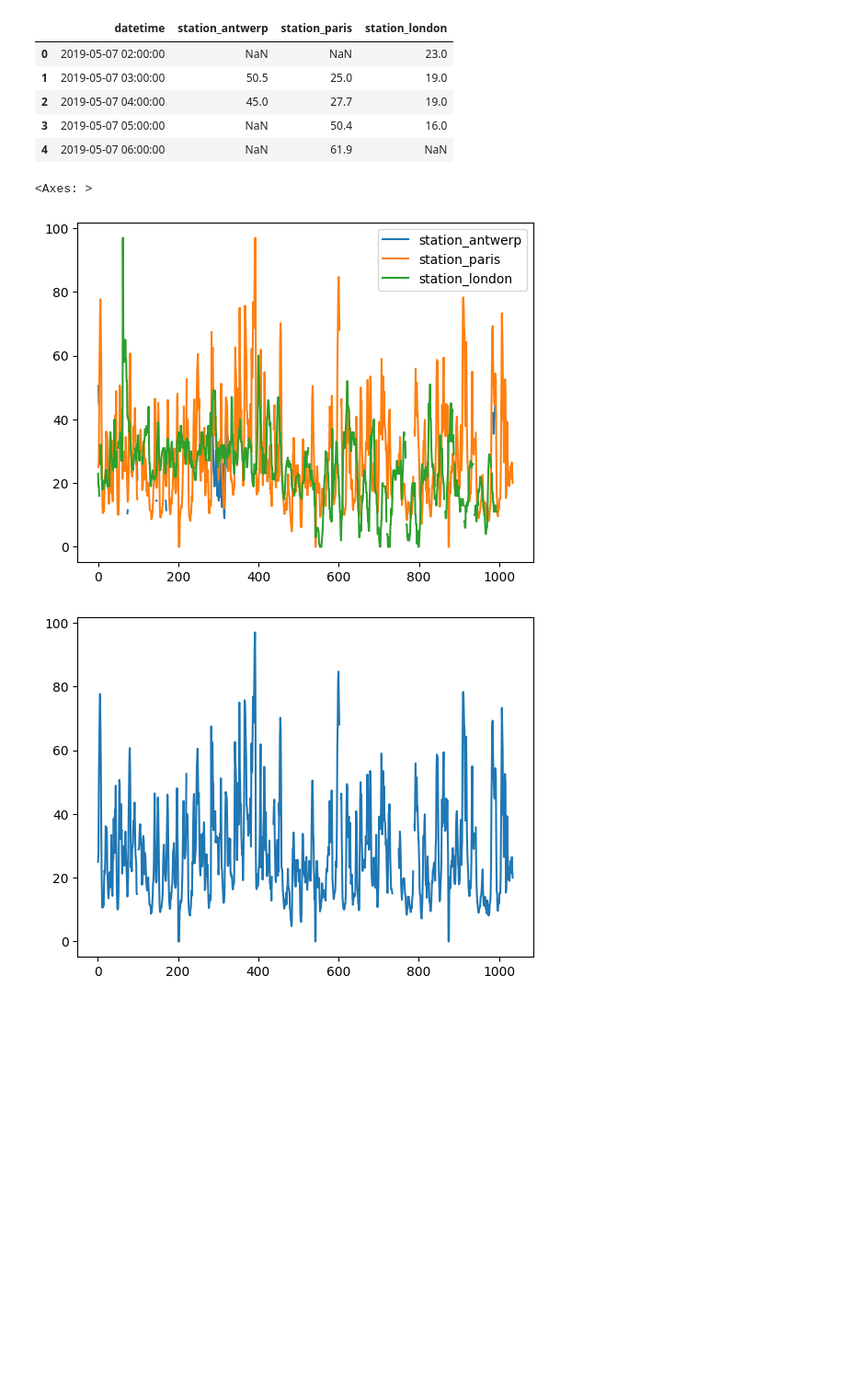
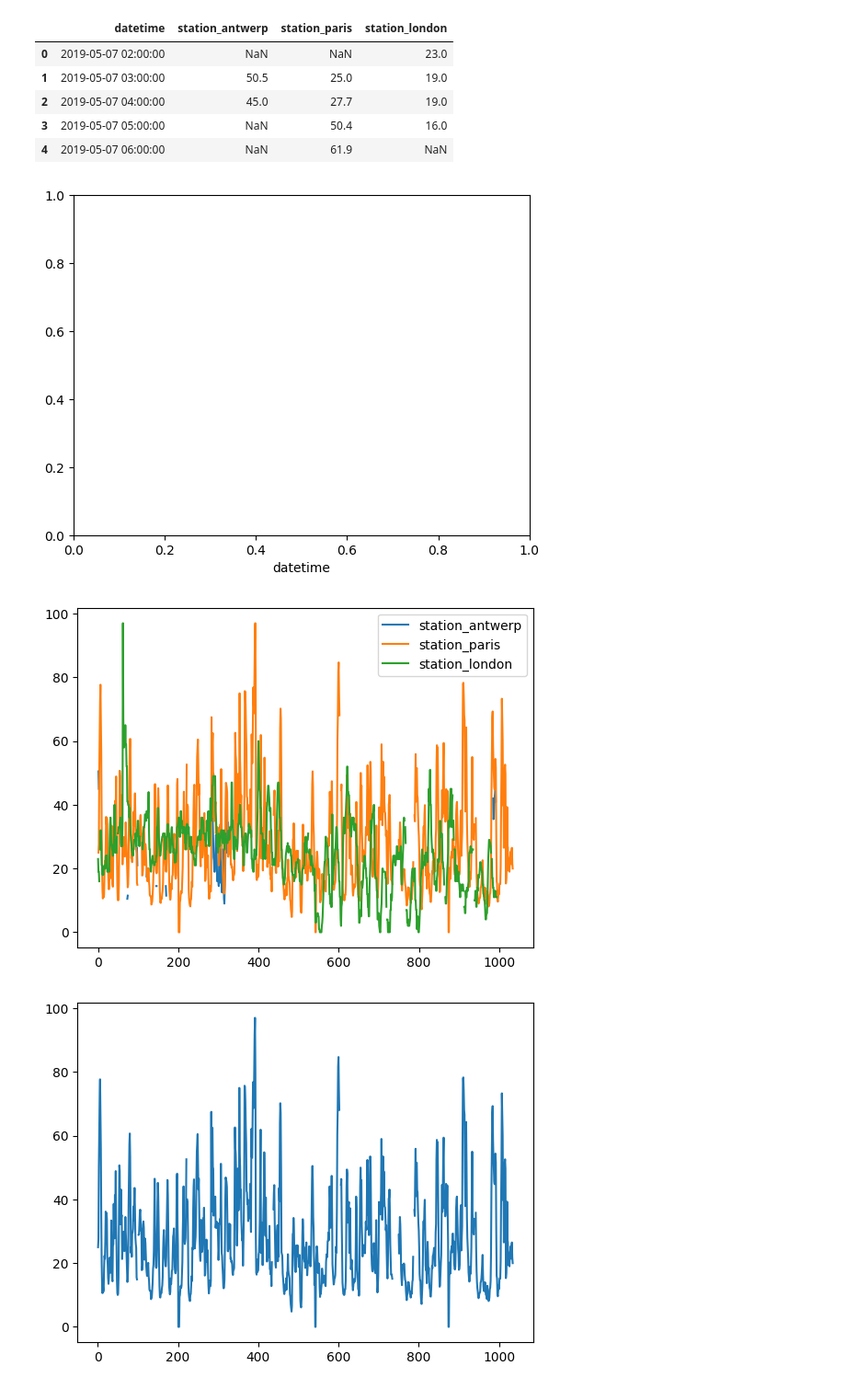
Before and after one commit to mngugi/Work_Book_Projects, a Jupyter notebook: Air_Quality.ipynb, the cells around one changed output. Shown at 92% size. Drawn from its saved outputs; the diff is of its cells as text; code cells hidden in the pictures; blank space fills up the shorter version.

```diff
--- a/Air_Quality.ipynb
+++ b/Air_Quality.ipynb
@@ -25,11 +25,17 @@ dt.head()
 | 2 | 2019-05-07 04:00:00 | 45.0 | 27.7 | 19.0 |
 | 3 | 2019-05-07 05:00:00 | NaN | 50.4 | 16.0 |
 | 4 | 2019-05-07 06:00:00 | NaN | 61.9 | NaN |
-# %%
-
-xlabel = 'datetime'
-
-dt.plot()
-# %% [output]
-<Axes: >
-[figure, removed]
+# %%
+import matplotlib.pyplot as plt
+
+# Set the label for the x-axis
+plt.xlabel('datetime')
+
+# Plot the data in the dt DataFrame
+dt.plot()
+
+# Show the plot
+plt.show()
+# %% [output]
+[figure, added]
+[figure, added]
```
Also changed, not shown: parts of 4 cells of this notebook.
